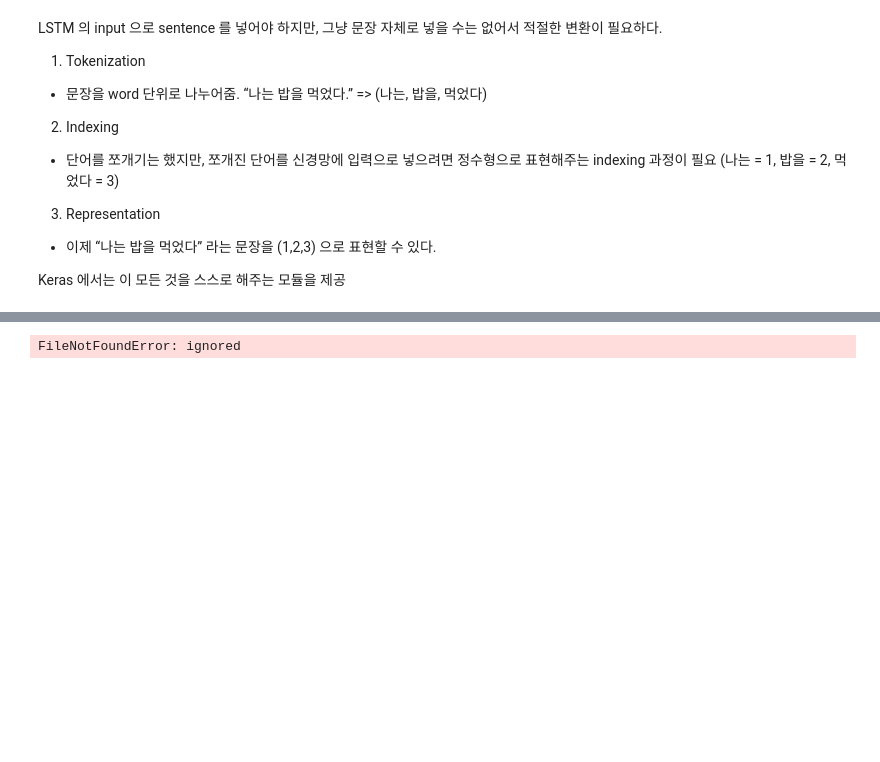
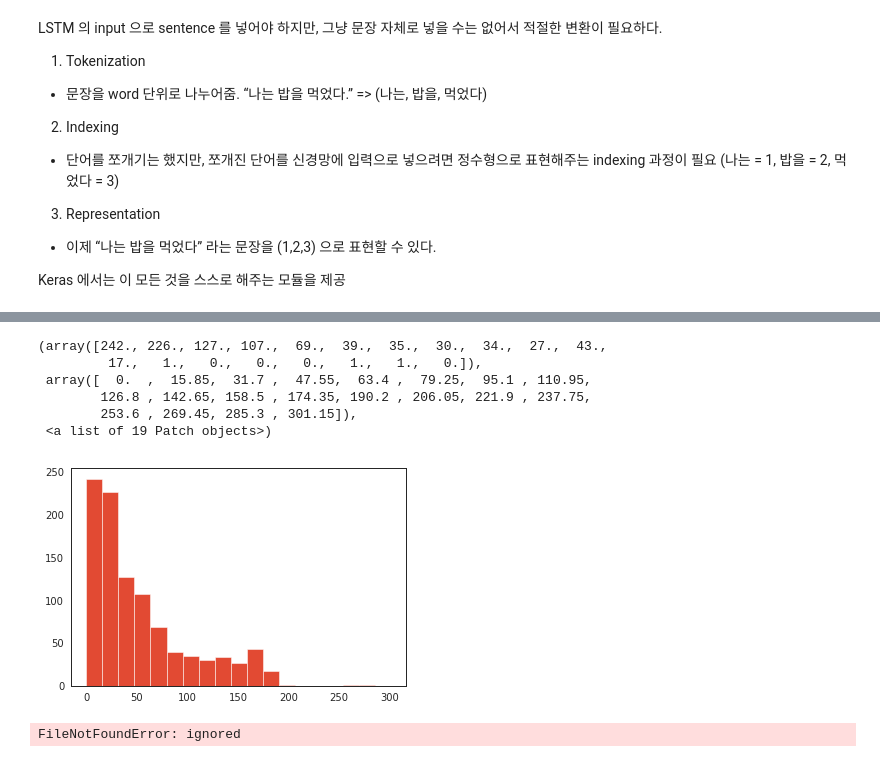
Before and after one commit to jaehyun0220/Colab, a Jupyter notebook: jigsaw_v1.ipynb, the cells around one changed output, grey strips where cells are left out. Saved outputs shown, nothing was run; the diff lists cells and outputs as text; code cells hidden in the pictures; blank space fills up the shorter version.

```diff
--- a/jigsaw_v1.ipynb
+++ b/jigsaw_v1.ipynb
@@ -512,0 +340,11 @@ x_train[:5]
+# %%
+totalNumWords = [len(one_comment) for one_comment in x_train] # 각 document의 단어 길이를 check
+plt.hist(totalNumWords,bins = np.arange(0,max(totalNumWords),max(totalNumWords)/20))
+# %% [output]
+(array([242., 226., 127., 107.,  69.,  39.,  35.,  30.,  34.,  27.,  43.,
+         17.,   1.,   0.,   0.,   0.,   1.,   1.,   0.]),
+ array([  0.  ,  15.85,  31.7 ,  47.55,  63.4 ,  79.25,  95.1 , 110.95,
+        126.8 , 142.65, 158.5 , 174.35, 190.2 , 206.05, 221.9 , 237.75,
+        253.6 , 269.45, 285.3 , 301.15]),
+ <a list of 19 Patch objects>)
+[figure, added]
```
Also changed, not shown: parts of 15 cells of this notebook.
